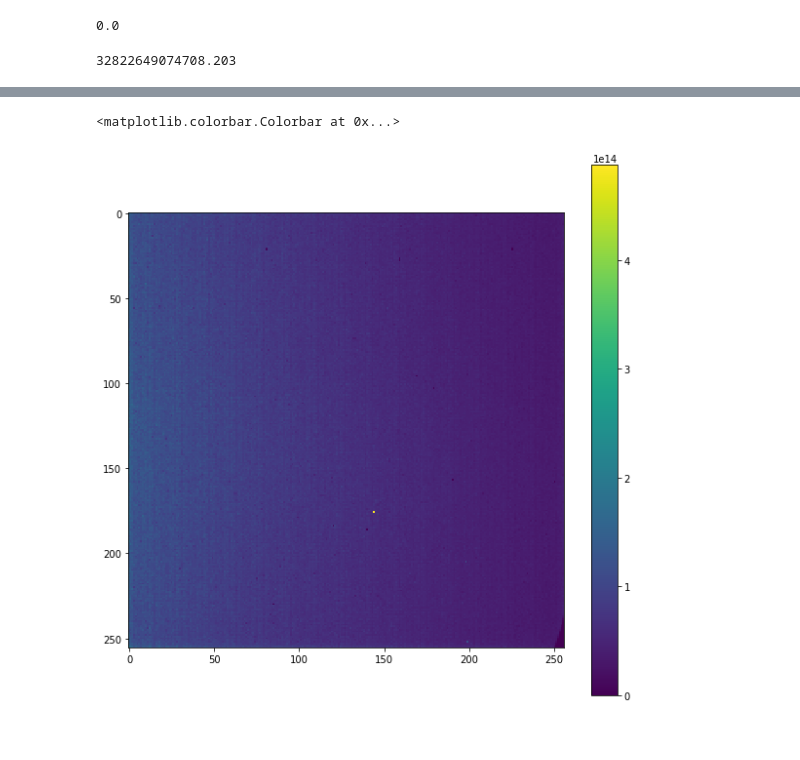
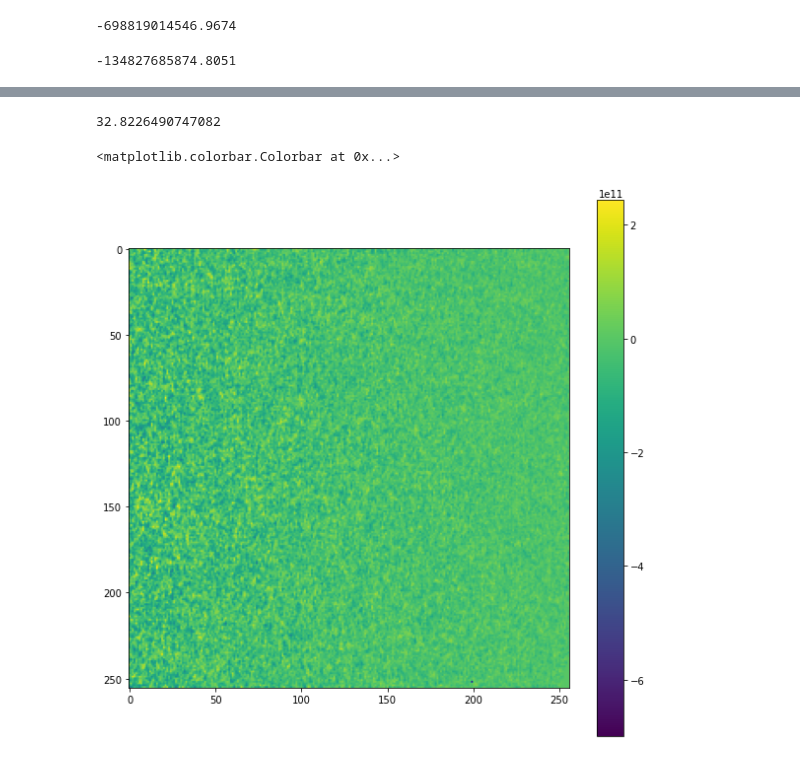
Before and after one commit to yukwangmin/Ghost_Imaging_Scripts, a Jupyter notebook: GI_image_viz.ipynb, the cells around one changed output, grey strips where cells are left out. Saved outputs shown, nothing was run; the diff lists cells and outputs as text; code cells hidden in the pictures.

```diff
--- a/GI_image_viz.ipynb
+++ b/GI_image_viz.ipynb
@@ -7,7 +7,7 @@ import matplotlib.mlab as mlab
 import glob
 import time
 # %%
-f_image1 = open('../../GI-method1.npz', "rb")
+f_image1 = open('../wire/run1/GI-method3.npz', "rb")
 image1 = np.load(f_image1)
 f_image1.close()
 # %%
@@ -17,11 +17,11 @@ max(image1.flatten())
 # %%
 min(image1.flatten())
 # %% [output]
-0.0
+-698819014546.9674
 # %%
 min(image1[128][:])
 # %% [output]
-32822649074708.203
+-134827685874.8051
 # %%
 print(image1[128][:] - min(image1[128][:]))
 # %% [output]
@@ -42,10 +42,17 @@ print(image1[128][:] - min(image1[128][:]))
  3.59955509e+12 2.16696295e+12 2.94818758e+12 0.00000000e+00
  7.67188241e+11 6.28038030e+12 3.14213447e+12 3.69216403e+12
  8.68893172e+12 7.85958461e+12 5.59009468e+12 1.21649750e+13]
+# %%
+#scale1 = image1/1e+12
+scale1 = image1
+# %%
+min(scale1[128][:])
+# %% [output]
+32.8226490747082
 # %%
 fig, ax = plt.subplots(ncols=1,nrows=1, figsize=(10, 10))
-_=ax.imshow(image1)
+_=ax.imshow(scale1)
 fig.colorbar(_)
 # %% [output]
 <matplotlib.colorbar.Colorbar at 0x...>
-[figure, old version]
+[figure, new version]
```
Also changed, not shown: parts of 14 cells of this notebook, 3 other files.
